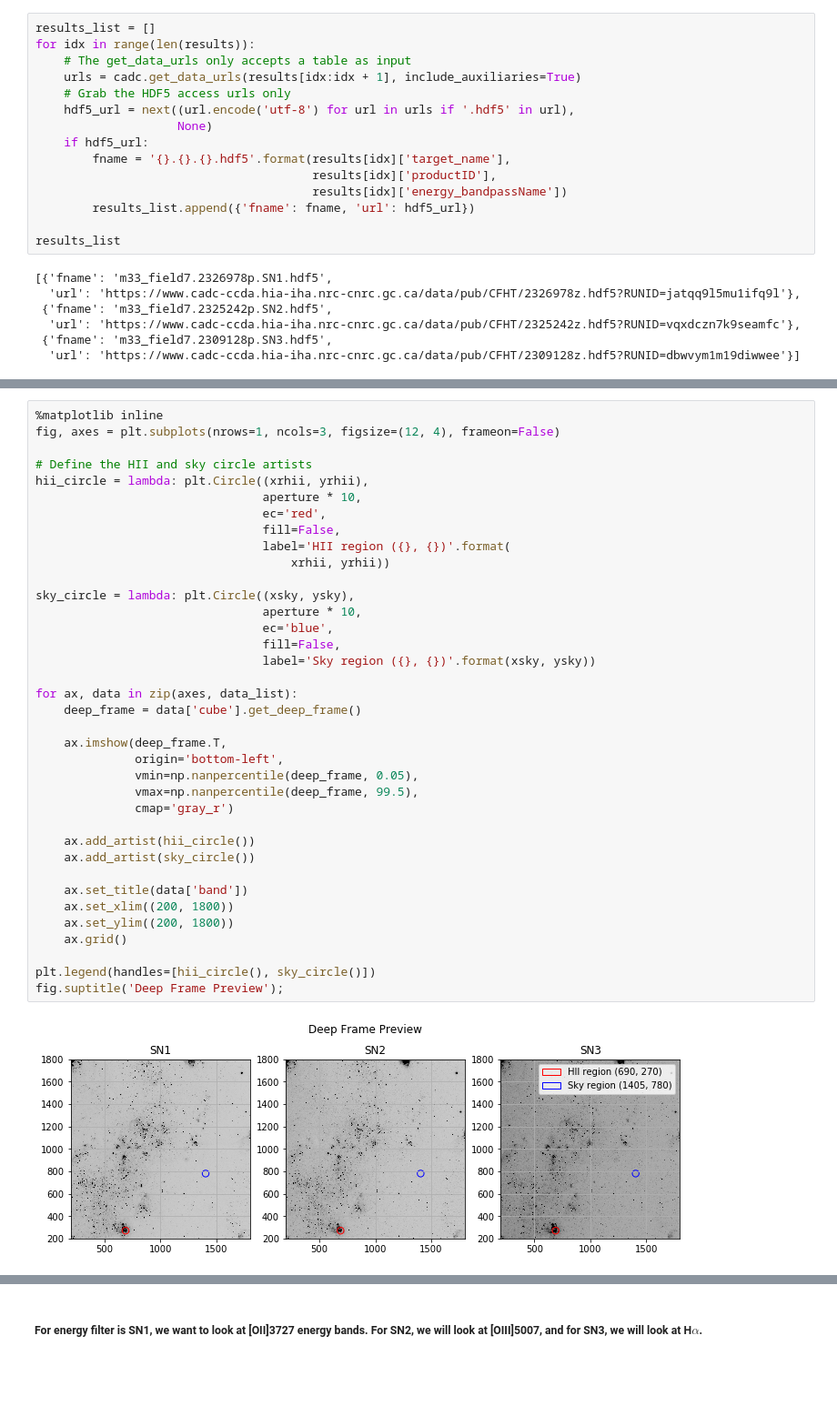
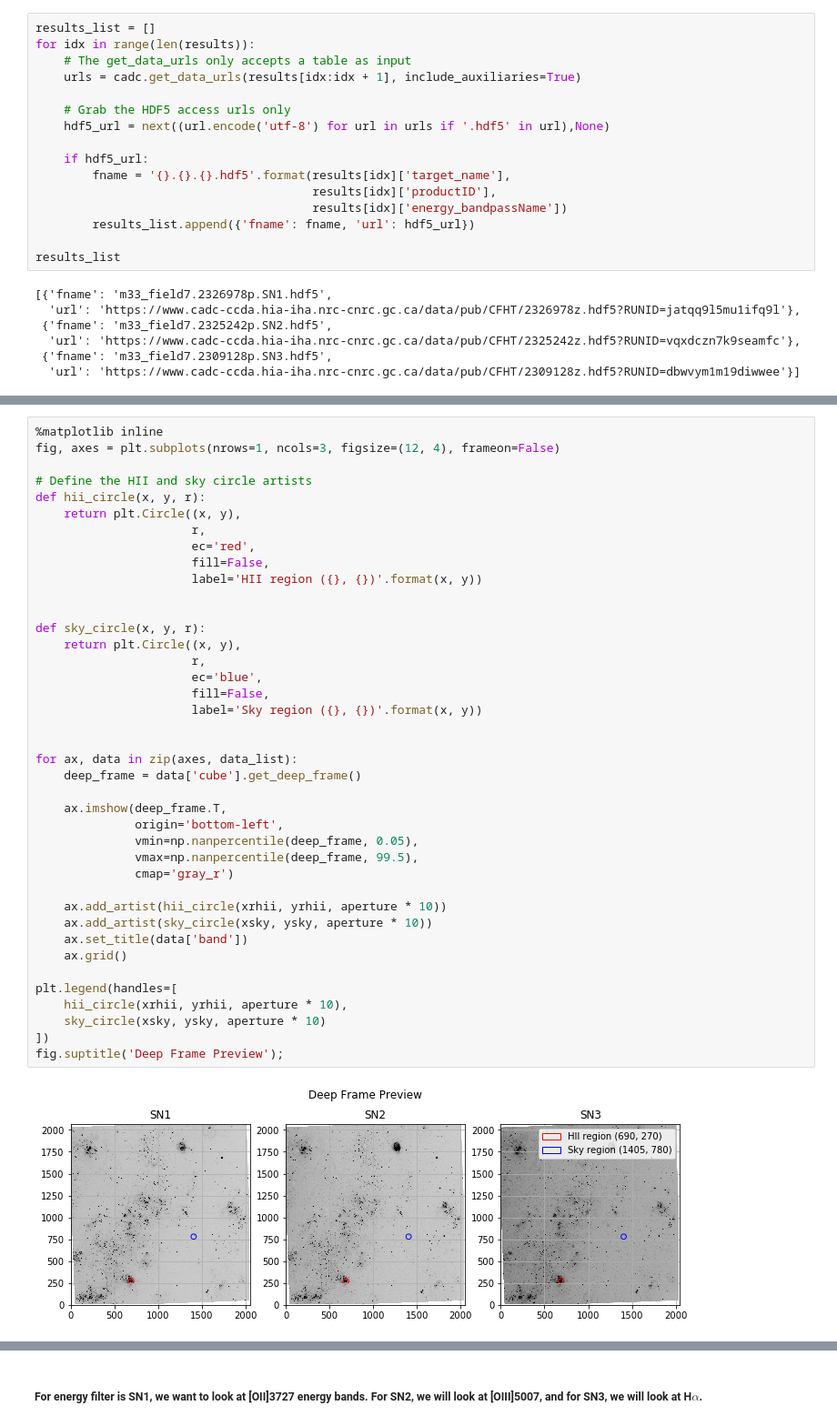
Before and after one commit to ellieb/astroquery_tutorial, a Jupyter notebook: astroquery_example_sitelle.ipynb, the cells around one changed output, grey strips where cells are left out. Shown at 91% size. Drawn from its saved outputs; the diff is of its cells as text; blank space fills up the shorter version.

```diff
--- a/astroquery_example_sitelle.ipynb
+++ b/astroquery_example_sitelle.ipynb
@@ -107,9 +106,10 @@ results_list = []
 for idx in range(len(results)):
     # The get_data_urls only accepts a table as input
     urls = cadc.get_data_urls(results[idx:idx + 1], include_auxiliaries=True)
+
     # Grab the HDF5 access urls only
-    hdf5_url = next((url.encode('utf-8') for url in urls if '.hdf5' in url),
-                    None)
+    hdf5_url = next((url.encode('utf-8') for url in urls if '.hdf5' in url),None)
+
     if hdf5_url:
         fname = '{}.{}.{}.hdf5'.format(results[idx]['target_name'],
                                        results[idx]['productID'],
@@ -190,39 +199,42 @@ The [deep frame](http://celeste.phy.ulaval.ca/orcs-doc/examples/deep_wcs.html?hi
 # %%
 %matplotlib inline
 fig, axes = plt.subplots(nrows=1, ncols=3, figsize=(12, 4), frameon=False)
 
 # Define the HII and sky circle artists
-hii_circle = lambda: plt.Circle((xrhii, yrhii),
-                                aperture * 10,
-                                ec='red',
-                                fill=False,
-                                label='HII region ({}, {})'.format(
-                                    xrhii, yrhii))
+def hii_circle(x, y, r):
+    return plt.Circle((x, y),
+                      r,
+                      ec='red',
+                      fill=False,
+                      label='HII region ({}, {})'.format(x, y))
 
-sky_circle = lambda: plt.Circle((xsky, ysky),
-                                aperture * 10,
-                                ec='blue',
-                                fill=False,
-                                label='Sky region ({}, {})'.format(xsky, ysky))
+
+def sky_circle(x, y, r):
+    return plt.Circle((x, y),
+                      r,
+                      ec='blue',
+                      fill=False,
+                      label='Sky region ({}, {})'.format(x, y))
+
 
 for ax, data in zip(axes, data_list):
     deep_frame = data['cube'].get_deep_frame()
 
     ax.imshow(deep_frame.T,
               origin='bottom-left',
               vmin=np.nanpercentile(deep_frame, 0.05),
               vmax=np.nanpercentile(deep_frame, 99.5),
               cmap='gray_r')
 
-    ax.add_artist(hii_circle())
-    ax.add_artist(sky_circle())
-
+    ax.add_artist(hii_circle(xrhii, yrhii, aperture * 10))
+    ax.add_artist(sky_circle(xsky, ysky, aperture * 10))
     ax.set_title(data['band'])
-    ax.set_xlim((200, 1800))
-    ax.set_ylim((200, 1800))
     ax.grid()
 
-plt.legend(handles=[hii_circle(), sky_circle()])
+plt.legend(handles=[
+    hii_circle(xrhii, yrhii, aperture * 10),
+    sky_circle(xsky, ysky, aperture * 10)
+])
 fig.suptitle('Deep Frame Preview');
 # %% [output]
-[figure, old version]
+[figure, new version]
```
Also changed, not shown: parts of 22 cells of this notebook.
